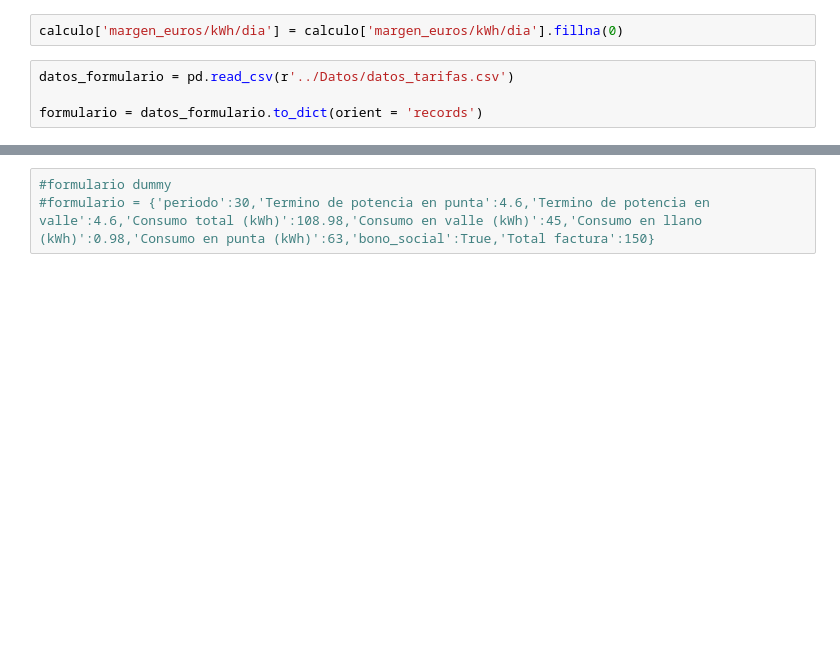
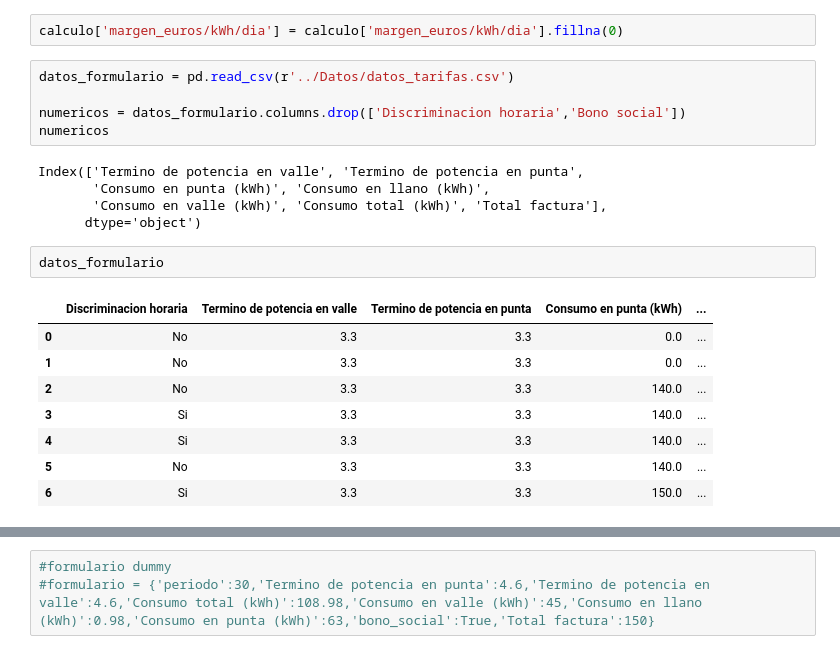
Before and after one commit to emmawv/desafio_comparador, a Jupyter notebook: Codigo/Codigo.ipynb, the cells around one changed output, grey strips where cells are left out. Saved outputs shown, nothing was run; the diff lists cells and outputs as text; blank space fills up the shorter version.

```diff
--- a/Codigo/Codigo.ipynb
+++ b/Codigo/Codigo.ipynb
@@ -132,4 +132,21 @@ calculo['margen_euros/kWh/dia'] = calculo['margen_euros/kWh/dia'].fillna(0)
 # %%
 datos_formulario = pd.read_csv(r'../Datos/datos_tarifas.csv')
 
-formulario = datos_formulario.to_dict(orient = 'records')
+numericos = datos_formulario.columns.drop(['Discriminacion horaria','Bono social'])
+numericos
+# %% [output]
+Index(['Termino de potencia en valle', 'Termino de potencia en punta',
+       'Consumo en punta (kWh)', 'Consumo en llano (kWh)',
+       'Consumo en valle (kWh)', 'Consumo total (kWh)', 'Total factura'],
+      dtype='object')
+# %%
+datos_formulario
+# %% [output]
+|  | Discriminacion horaria | Termino de potencia en valle | Termino de potencia en punta | Consumo en punta (kWh) | ... |
+| 0 | No | 3.3 | 3.3 | 0.0 | ... |
+| 1 | No | 3.3 | 3.3 | 0.0 | ... |
+| 2 | No | 3.3 | 3.3 | 140.0 | ... |
+| 3 | Si | 3.3 | 3.3 | 140.0 | ... |
+| 4 | Si | 3.3 | 3.3 | 140.0 | ... |
+| 5 | No | 3.3 | 3.3 | 140.0 | ... |
+| 6 | Si | 3.3 | 3.3 | 150.0 | ... |
```
Also changed, not shown: parts of 8 cells of this notebook, 1 other file.
